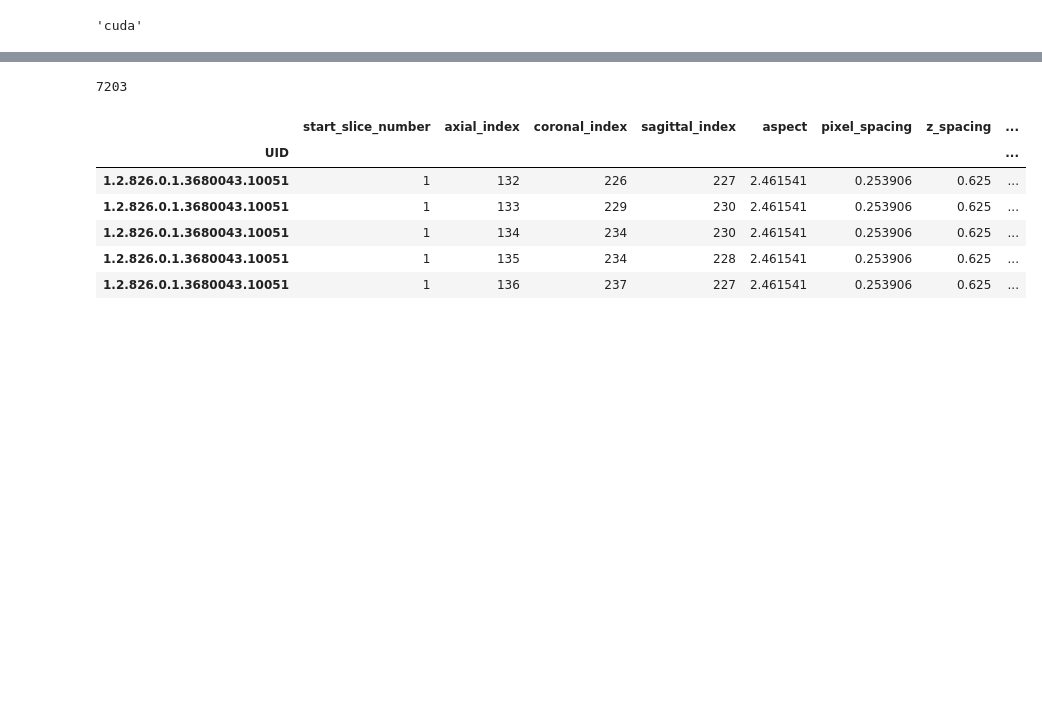
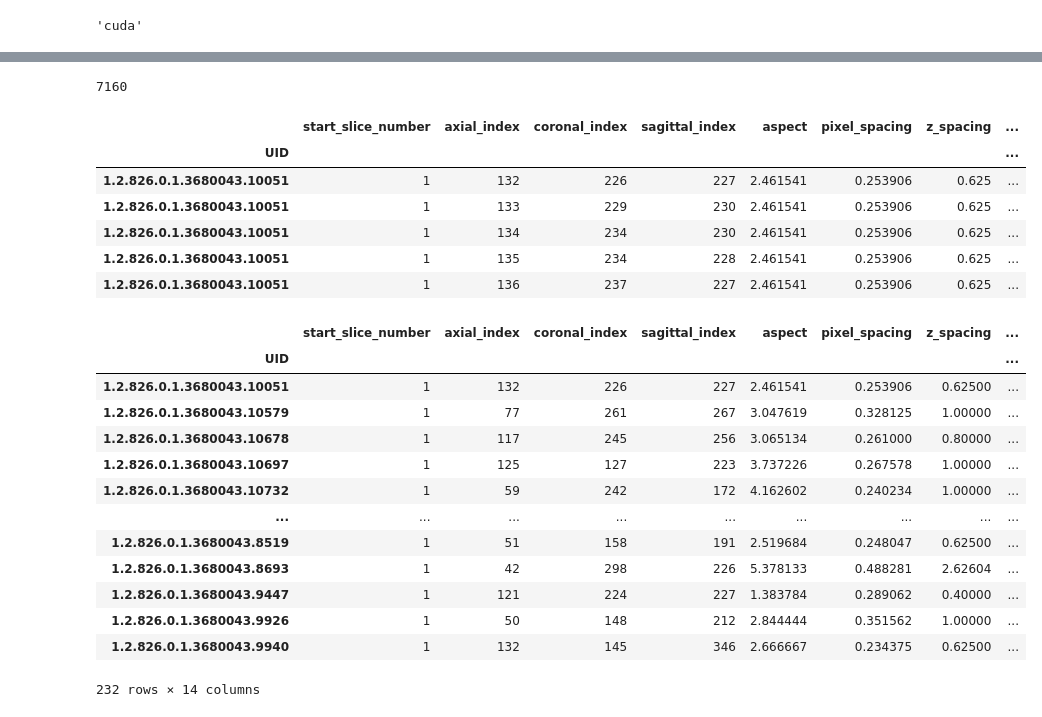
Before and after one commit to ghty011/cervical_spine, a Jupyter notebook: final/infer_axial_boundary.ipynb, the cells around one changed output, grey strips where cells are left out. Saved outputs shown, nothing was run; the diff lists cells and outputs as text; code cells hidden in the pictures; blank space fills up the shorter version.

```diff
--- a/final/infer_axial_boundary.ipynb
+++ b/final/infer_axial_boundary.ipynb
@@ -89,9 +102,10 @@ def get_axial_boundary(seg, pixel_spacing, throw=100, tol=0.2, max_mm=100):
 # %%
 bbox_df = pd.read_csv(os.path.join(DATA_DIR, 'bbox_clean.csv')).set_index('UID')
+bbox_df = bbox_df.loc[bbox_df.index.isin(train_3d_df.index)]
 print(len(bbox_df))
 bbox_df.head()
 # %% [output]
-7203
+7160
 |  | start_slice_number | axial_index | coronal_index | sagittal_index | aspect | pixel_spacing | z_spacing | ... |
 | UID |  |  |  |  |  |  |  | ... |
 | 1.2.826.0.1.3680043.10051 | 1 | 132 | 226 | 227 | 2.461541 | 0.253906 | 0.625 | ... |
@@ -99,3 +113,21 @@ bbox_df.head()
 | 1.2.826.0.1.3680043.10051 | 1 | 134 | 234 | 230 | 2.461541 | 0.253906 | 0.625 | ... |
 | 1.2.826.0.1.3680043.10051 | 1 | 135 | 234 | 228 | 2.461541 | 0.253906 | 0.625 | ... |
 | 1.2.826.0.1.3680043.10051 | 1 | 136 | 237 | 227 | 2.461541 | 0.253906 | 0.625 | ... |
+# %%
+bbox_df = bbox_df.reset_index().drop_duplicates(subset=['UID']).set_index('UID')
+bbox_df
+# %% [output]
+|  | start_slice_number | axial_index | coronal_index | sagittal_index | aspect | pixel_spacing | z_spacing | ... |
+| UID |  |  |  |  |  |  |  | ... |
+| 1.2.826.0.1.3680043.10051 | 1 | 132 | 226 | 227 | 2.461541 | 0.253906 | 0.62500 | ... |
+| 1.2.826.0.1.3680043.10579 | 1 | 77 | 261 | 267 | 3.047619 | 0.328125 | 1.00000 | ... |
+| 1.2.826.0.1.3680043.10678 | 1 | 117 | 245 | 256 | 3.065134 | 0.261000 | 0.80000 | ... |
+| 1.2.826.0.1.3680043.10697 | 1 | 125 | 127 | 223 | 3.737226 | 0.267578 | 1.00000 | ... |
+| 1.2.826.0.1.3680043.10732 | 1 | 59 | 242 | 172 | 4.162602 | 0.240234 | 1.00000 | ... |
+| ... | ... | ... | ... | ... | ... | ... | ... | ... |
+| 1.2.826.0.1.3680043.8519 | 1 | 51 | 158 | 191 | 2.519684 | 0.248047 | 0.62500 | ... |
+| 1.2.826.0.1.3680043.8693 | 1 | 42 | 298 | 226 | 5.378133 | 0.488281 | 2.62604 | ... |
+| 1.2.826.0.1.3680043.9447 | 1 | 121 | 224 | 227 | 1.383784 | 0.289062 | 0.40000 | ... |
+| 1.2.826.0.1.3680043.9926 | 1 | 50 | 148 | 212 | 2.844444 | 0.351562 | 1.00000 | ... |
+| 1.2.826.0.1.3680043.9940 | 1 | 132 | 145 | 346 | 2.666667 | 0.234375 | 0.62500 | ... |
+232 rows × 14 columns
```
Also changed, not shown: parts of 10 cells of this notebook, 2 other files.
